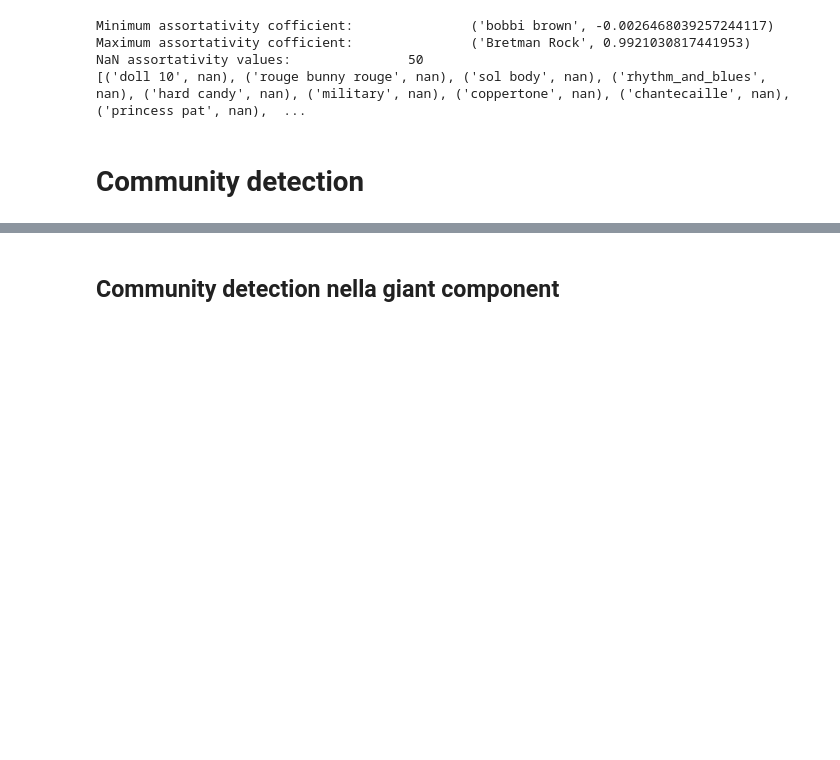
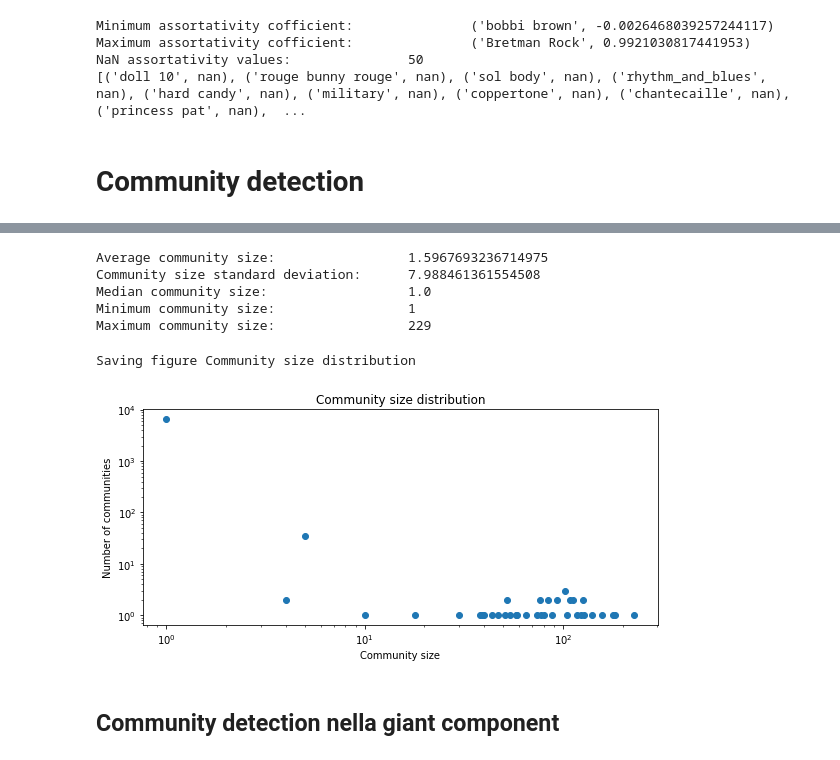
Before and after one commit to eliroc98/progetto_SMM, a Jupyter notebook: 7_negative_network_analysis_classic.ipynb, the cells around one changed output, grey strips where cells are left out. Saved outputs shown, nothing was run; the diff lists cells and outputs as text; code cells hidden in the pictures; blank space fills up the shorter version.

```diff
--- a/7_negative_network_analysis_classic.ipynb
+++ b/7_negative_network_analysis_classic.ipynb
@@ -519,3 +518,48 @@ Modularity: 0.9413733751111363
+# %%
+distribution = Counter(partition_louvain.values())
+avg_size = np.mean(list(distribution.values()))
+size_std_dev =np.std(list(distribution.values()))
+size_median = np.median(list(distribution.values()))
+size_minimum=np.min(list(distribution.values()))
+size_maximum=np.max(list(distribution.values()))
+df_metrics_values_rows.append(('Average community size',avg_size))
+df_metrics_values_rows.append(('Community size standard deviation',size_std_dev))
+df_metrics_values_rows.append(('Median community size',size_median))
+df_metrics_values_rows.append(('Minimum community size',size_minimum))
+df_metrics_values_rows.append(('Maximum community size',size_maximum))
+print("Average community size:\t\t\t{}".format(avg_size))
+print('Community size standard deviation:\t{}'.format(size_std_dev))
+print('Median community size:\t\t\t{}'.format(size_median))
+print('Minimum community size:\t\t\t{}'.format(size_minimum))
+print('Maximum community size:\t\t\t{}'.format(size_maximum))
+# %% [output]
+Average community size:                 1.5967693236714975
+Community size standard deviation:      7.988461361554508
+Median community size:                  1.0
+Minimum community size:                 1
+Maximum community size:                 229
+# %%
+x = np.unique(list(distribution.values()))
+
+y = []
+counter=0
+for sz in x:
+    for c in list(distribution.values()):
+        if c == sz:
+            counter+=1
+    y.append(counter)
+    counter = 0
+fig_ecdf = plt.figure(figsize=(8,4))
+axes = fig_ecdf.gca()
+axes.loglog(x,y,marker = 'o', ms = 6, linestyle='None')
+axes.set_xlabel('Community size')
+axes.set_ylabel('Number of communities')
+plt.title('Community size distribution')
+
+save_fig('Community size distribution')
+# %% [output]
+Saving figure Community size distribution
+[figure, added]
 # %% [markdown]
 ## Community detection nella giant component
 # %%
```
Also changed, not shown: parts of 13 cells of this notebook, 9 other files.
